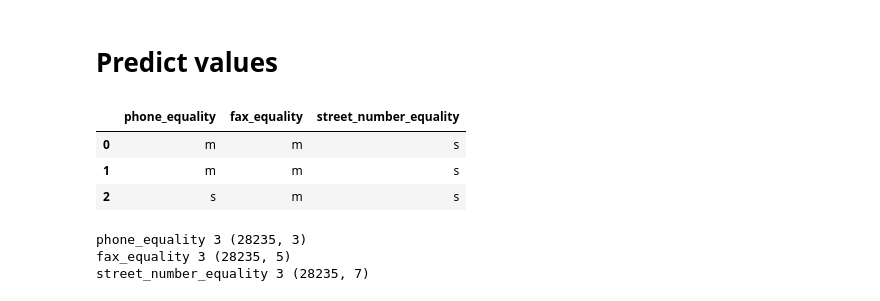
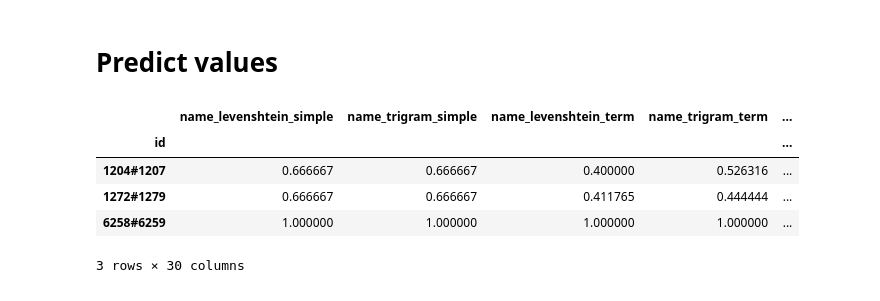
Before and after one commit to arita37/da, a Jupyter notebook: da/adress_na_handling.ipynb, the cells around one changed output. Cells and saved outputs as stored; diff of their text form; code cells hidden in the pictures.

```diff
--- a/da/adress_na_handling.ipynb
+++ b/da/adress_na_handling.ipynb
@@ -1030,35 +1308,19 @@ weighted avg       0.94      0.93      0.93     14118
 # %%
 dft = pd.read_csv(folder + '/data/address_matching_data.csv')
 # %%
-#####
+##### Pre-Process Giobally
+coly = "is_match"
+colid = "id"
+
+
+dft = dft.set_index( colid)
 dft = dft.replace("?",  np.nan)
 # %%
-dft[colcat].head(3)
+dft.head(3)
 # %% [output]
-|  | phone_equality | fax_equality | street_number_equality |
-| 0 | m | m | s |
-| 1 | m | m | s |
-| 2 | s | m | s |
+|  | name_levenshtein_simple | name_trigram_simple | name_levenshtein_term | name_trigram_term | ... |
+| id |  |  |  |  | ... |
+| 1204#1207 | 0.666667 | 0.666667 | 0.400000 | 0.526316 | ... |
+| 1272#1279 | 0.666667 | 0.666667 | 0.411765 | 0.444444 | ... |
+| 6258#6259 | 1.000000 | 1.000000 | 1.000000 | 1.000000 | ... |
+3 rows × 30 columns
-# %%
-#### Pre-processing  cat :  New Cat are discard, Missing one are included
-for col in colcat :
-    try :
-       dft[col] = dft[col].apply(lambda x : colcat_map["cat_map"][col].get(x)  )
-    except Exception as e:
-       print(col, e)
-
-
-dft_colcat_hot = pd_col_to_onehot( dft[colcat], colcat)
-
-
-for x in colcat_hot  :
-     if not x in dft_colcat_hot.columns :
-        dft_colcat_hot[x] = 0
-        print(x, "added")
-
-
-dft_colcat_hot[colcat_hot].head(5)
-# %% [output]
-phone_equality 3 (28235, 3)
-fax_equality 3 (28235, 5)
-street_number_equality 3 (28235, 7)
```
Also changed, not shown: parts of 72 cells of this notebook, 19 other files.
